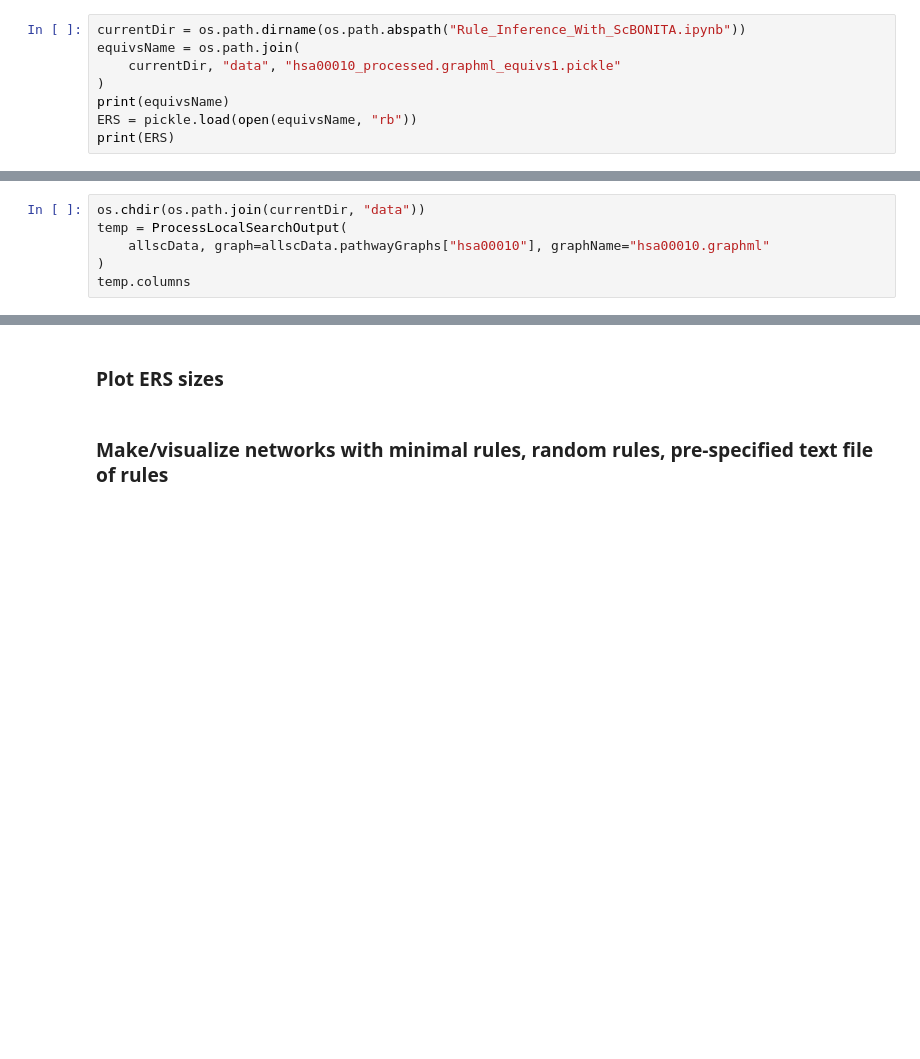
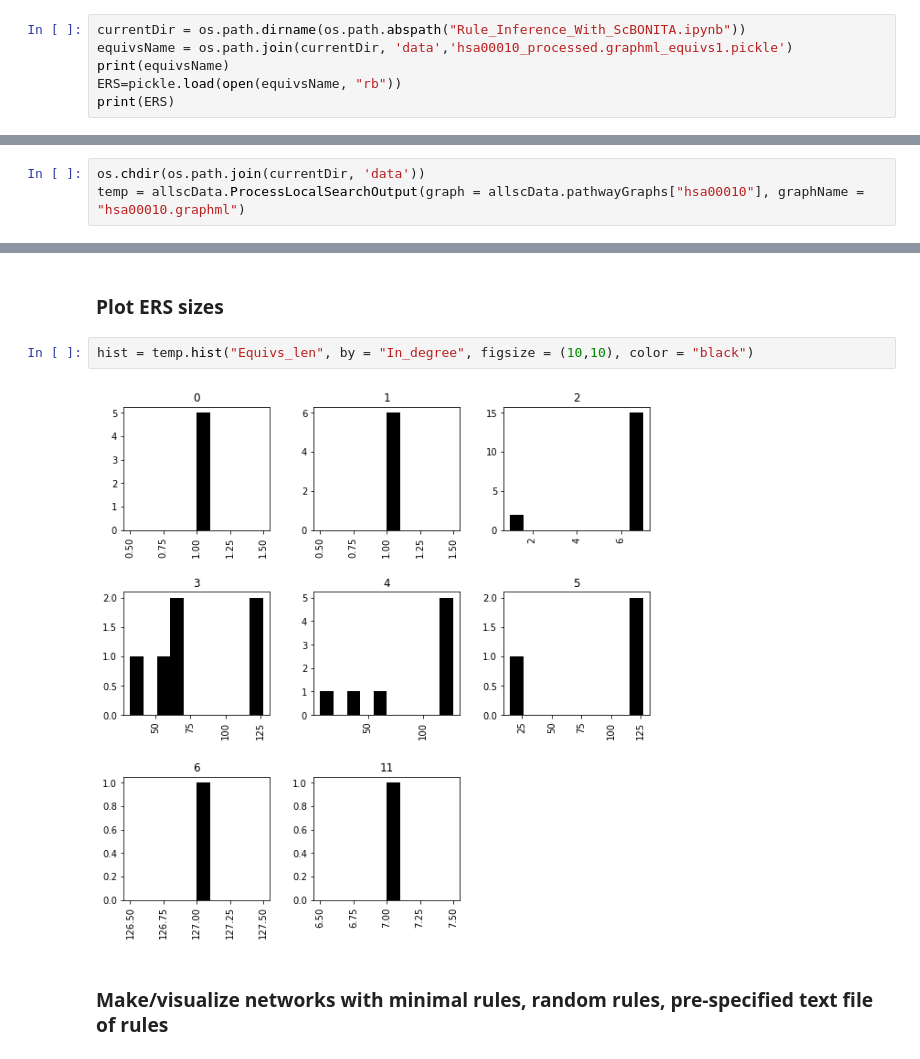
Before and after one commit to Thakar-Lab/scBONITA, a Jupyter notebook: Tutorials/Rule_Inference_With_ScBONITA.ipynb, the cells around one changed output, grey strips where cells are left out. Saved outputs shown, nothing was run; the diff lists cells and outputs as text; blank space fills up the shorter version.

```diff
--- a/Tutorials/Rule_Inference_With_ScBONITA.ipynb
+++ b/Tutorials/Rule_Inference_With_ScBONITA.ipynb
@@ -76,11 +76,9 @@ import pandas as pd
 #### *_equivs1.pickle : Equivalent rule set returned by the local search component of scBONITA-RD
 # %%
 currentDir = os.path.dirname(os.path.abspath("Rule_Inference_With_ScBONITA.ipynb"))
-equivsName = os.path.join(
-    currentDir, "data", "hsa00010_processed.graphml_equivs1.pickle"
-)
+equivsName = os.path.join(currentDir, 'data','hsa00010_processed.graphml_equivs1.pickle')
 print(equivsName)
-ERS = pickle.load(open(equivsName, "rb"))
+ERS=pickle.load(open(equivsName, "rb"))
 print(ERS)
 # %% [output]
 /gpfs/fs2/scratch/mpalshik/scBONITA-main/scBonita_package/src/scBONITA/data/hsa00010_processed.graphml_equivs1.pickle
@@ -205,11 +95,8 @@ allscData.pathwayGraphs
 /gpfs/fs2/scratch/mpalshik/scBONITA-main/scBonita_package/src/scBONITA/data/trainingData.csvscTest.pickle
 {'hsa00010': <networkx.classes.digraph.DiGraph at 0x...>}
 # %%
-os.chdir(os.path.join(currentDir, "data"))
-temp = ProcessLocalSearchOutput(
-    allscData, graph=allscData.pathwayGraphs["hsa00010"], graphName="hsa00010.graphml"
-)
-temp.columns
+os.chdir(os.path.join(currentDir, 'data'))
+temp = allscData.ProcessLocalSearchOutput(graph = allscData.pathwayGraphs["hsa00010"], graphName = "hsa00010.graphml")
 # %% [output]
 hsa00010.graphml hsa00010.graphml_processed.graphml_equivs1.pickle
 Nodelist: ['DLAT', 'GALM', 'DLD', 'BPGM', 'MINPP1', 'AKR1A1', 'TPI1', 'GPI', 'ADPGK', 'ALDH9A1', 'AHR', 'PDHB', 'GAPDH', 'PGM2', 'MDH1', 'MDH2', 'POR', 'ALDOA', 'ALDOC', 'ALDH2', 'ALDH1B1', 'ALDH3A2', ...
@@ -236,4 +135,8 @@ ValueError: 4 columns passed, passed data had 5 columns
 # %% [markdown]
 ### Plot ERS sizes
+# %%
+hist = temp.hist("Equivs_len", by = "In_degree", figsize = (10,10), color = "black")
+# %% [output]
+[figure, added]
 # %% [markdown]
 ### Make/visualize networks with minimal rules, random rules, pre-specified text file of rules
```
Also changed, not shown: parts of 4 cells of this notebook, 3 other files.
